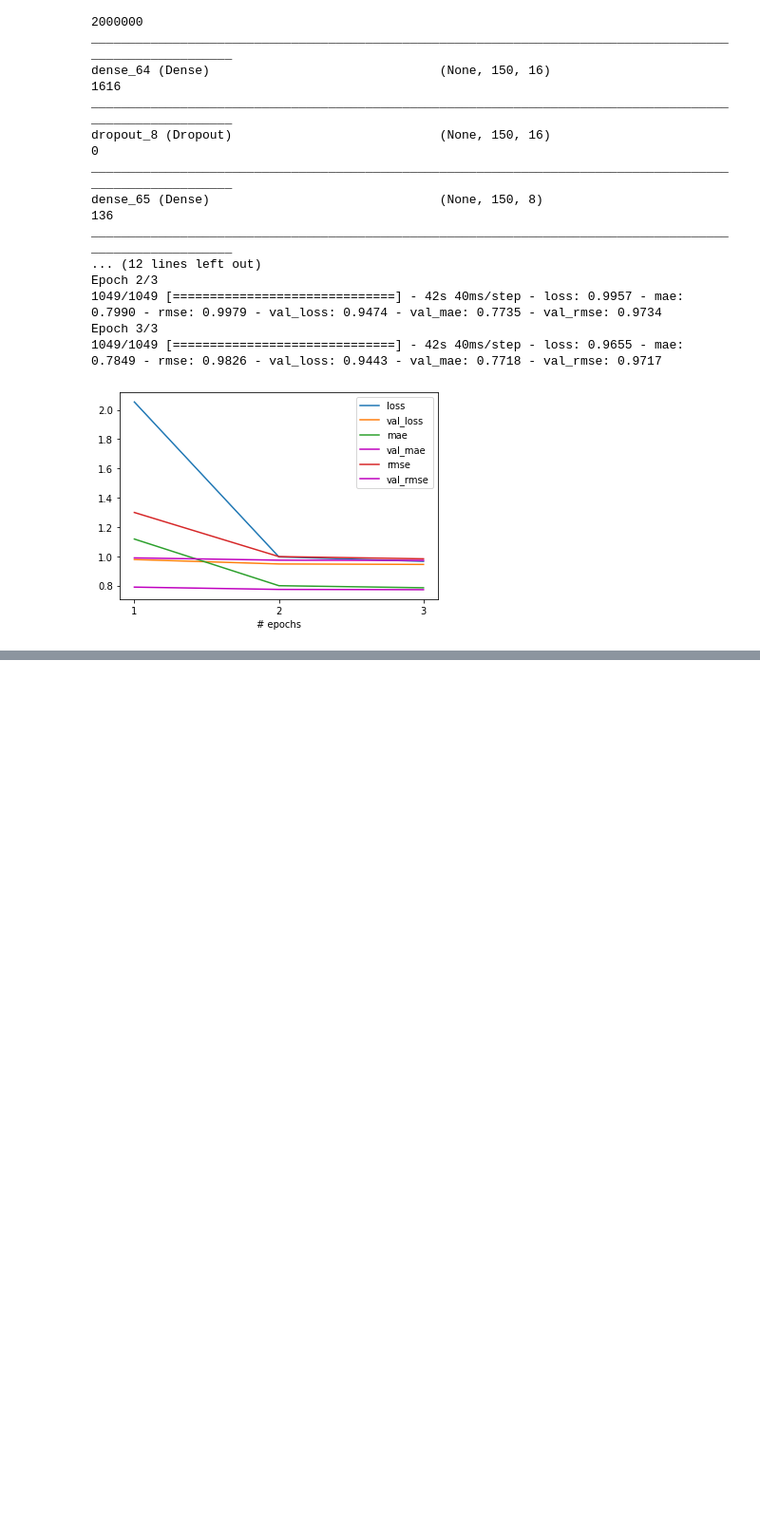
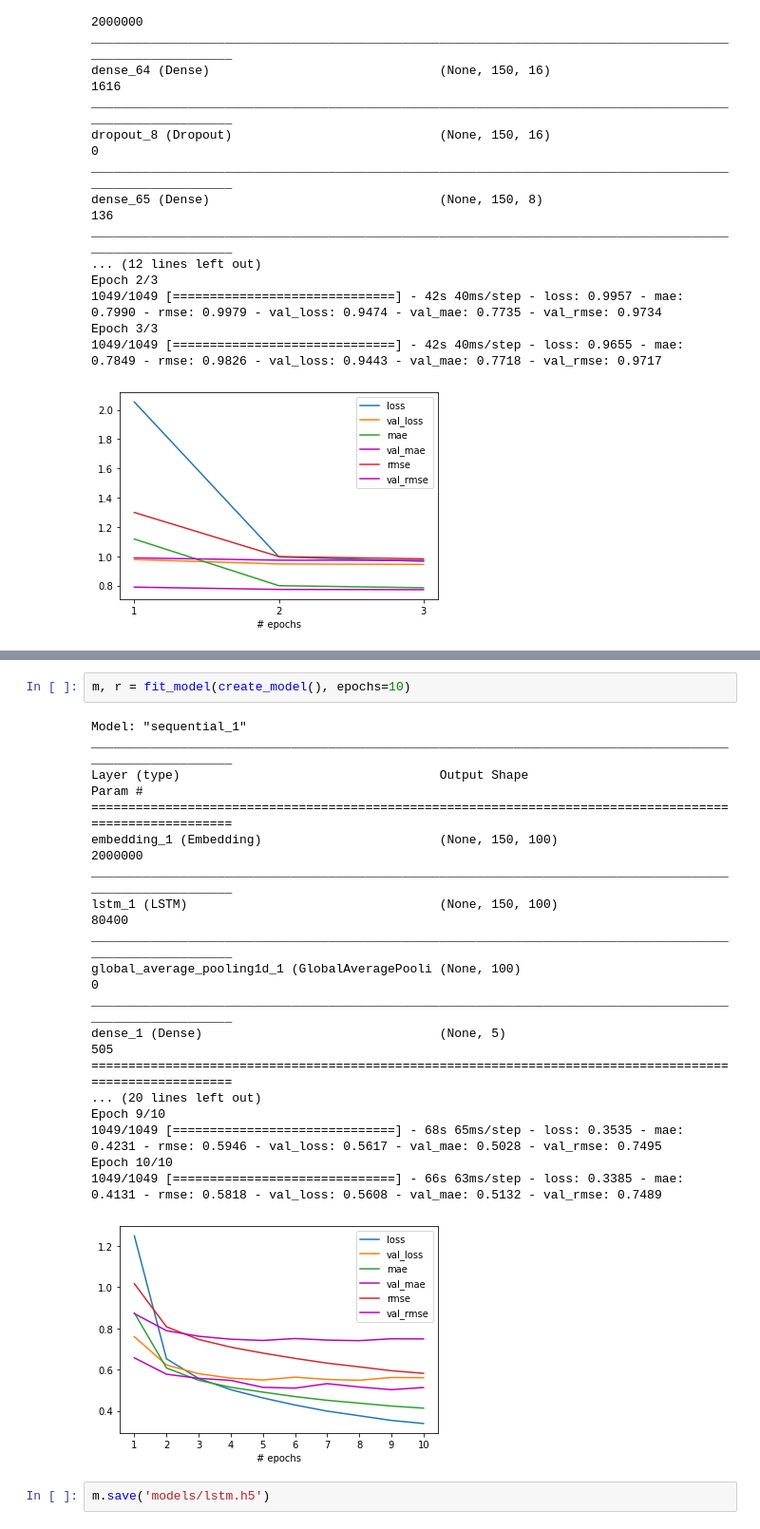
Before and after one commit to FishWith7sMemory/MAST30034-ADS-GroupProj, a Jupyter notebook: NLP.ipynb, the cells around one changed output, grey strips where cells are left out. Shown at 95% size. Saved outputs shown, nothing was run; the diff lists cells and outputs as text; blank space fills up the shorter version.

```diff
--- a/NLP.ipynb
+++ b/NLP.ipynb
@@ -302,0 +336,23 @@ Epoch 3/3
+# %%
+m, r = fit_model(create_model(), epochs=10)
+# %% [output]
+Model: "sequential_1"
+_________________________________________________________________________________________________________
+Layer (type)                                   Output Shape                              Param #
+=========================================================================================================
+embedding_1 (Embedding)                        (None, 150, 100)                          2000000
+_________________________________________________________________________________________________________
+lstm_1 (LSTM)                                  (None, 150, 100)                          80400
+_________________________________________________________________________________________________________
+global_average_pooling1d_1 (GlobalAveragePooli (None, 100)                               0
+_________________________________________________________________________________________________________
+dense_1 (Dense)                                (None, 5)                                 505
+=========================================================================================================
+... (20 lines left out)
+Epoch 9/10
+1049/1049 [==============================] - 68s 65ms/step - loss: 0.3535 - mae: 0.4231 - rmse: 0.5946 - val_loss: 0.5617 - val_mae: 0.5028 - val_rmse: 0.7495
+Epoch 10/10
+1049/1049 [==============================] - 66s 63ms/step - loss: 0.3385 - mae: 0.4131 - rmse: 0.5818 - val_loss: 0.5608 - val_mae: 0.5132 - val_rmse: 0.7489
+[figure, added]
+# %%
+m.save('models/lstm.h5')
```
Also changed, not shown: parts of 3 cells of this notebook.
